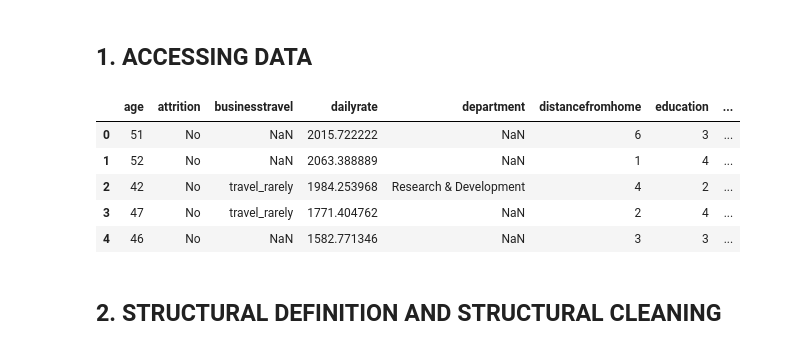
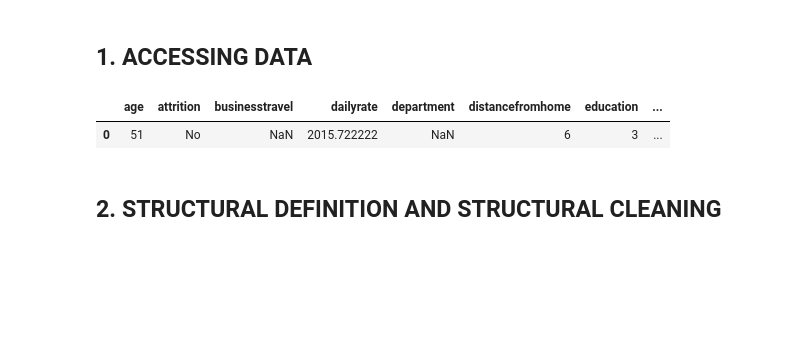
Before and after one commit to CibiPB/project-da-promo-49-INTERNO, a Jupyter notebook: Notebooks/1. Structural_data_analysis_&_cleaning.ipynb, the cells around one changed output. Drawn from its saved outputs; the diff is of its cells as text; code cells hidden in the pictures; blank space fills up the shorter version.

```diff
--- a/Notebooks/1. Structural_data_analysis_&_cleaning.ipynb
+++ b/Notebooks/1. Structural_data_analysis_&_cleaning.ipynb
@@ -13,14 +13,10 @@ pd.set_option('display.max_columns', None)
 # %%
 df = pd.read_csv('hr_raw_data_v0.csv', index_col=0)
 # %%
-df.head()
+df.head(1)
 # %% [output]
 |  | age | attrition | businesstravel | dailyrate | department | distancefromhome | education | ... |
 | 0 | 51 | No | NaN | 2015.722222 | NaN | 6 | 3 | ... |
-| 1 | 52 | No | NaN | 2063.388889 | NaN | 1 | 4 | ... |
-| 2 | 42 | No | travel_rarely | 1984.253968 | Research & Development | 4 | 2 | ... |
-| 3 | 47 | No | travel_rarely | 1771.404762 | NaN | 2 | 4 | ... |
-| 4 | 46 | No | NaN | 1582.771346 | NaN | 3 | 3 | ... |
 # %% [markdown]
 ## 2. STRUCTURAL DEFINITION AND STRUCTURAL CLEANING
 # %% [markdown]
```
Also changed, not shown: parts of 13 cells of this notebook, 5 other files.
